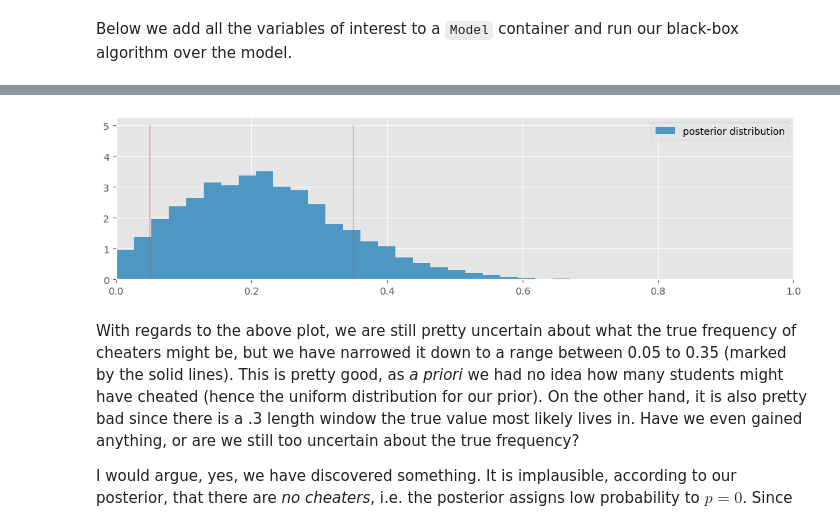
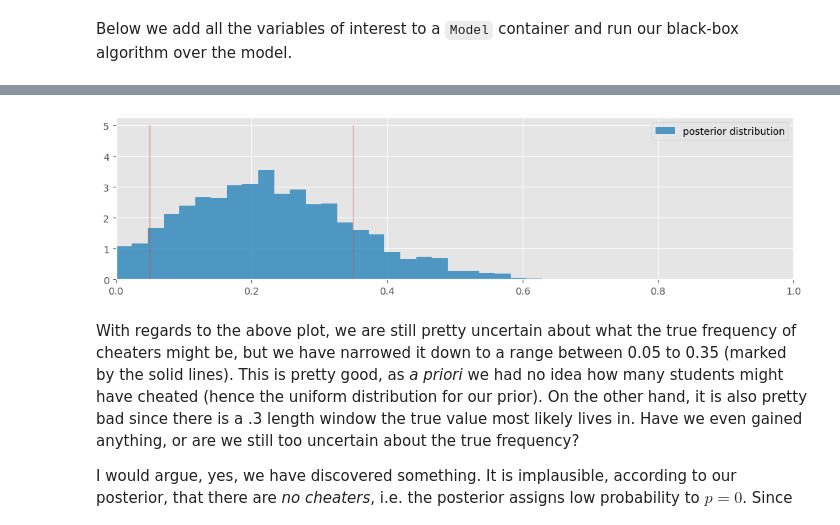
Before and after one commit to jorobledo/blcourse_test, a Jupyter notebook: BLcourse1/BLcourse1.2_pymc.ipynb, the cells around one changed output, grey strips where cells are left out. Saved outputs shown, nothing was run; the diff lists cells and outputs as text; code cells hidden in the pictures.

```diff
--- a/BLcourse1/BLcourse1.2_pymc.ipynb
+++ b/BLcourse1/BLcourse1.2_pymc.ipynb
@@ -403,7 +403,7 @@ with model:
 with model:
     # To be explained in chapter 3
     step = pm.Metropolis()
-    trace = pm.sample(18000,step=step,chains=3) #default value of chains is 2, runs independent chains
+    trace = pm.sample(18000,step=step,chains=4) #default value of chains is 2, runs independent chains
     # We have a new data structure to burn in pymc current
     # if you use return_inferencedata=False, the code below will still work, but for little ArviZ, let's use the default True value.
     # burned_trace = trace[1000:]
@@ -663,7 +662,7 @@ Below we add all the variables of interest to a `Model` container and run our bl
 # To be explained later on!
 with model:
     step = pm.Metropolis(vars=[p])
-    trace = pm.sample(40000, step=step,chains=1)
+    trace = pm.sample(30000, step=step,chains=1)
     # burned_trace = trace[15000:]
 # %% [output]
 Sequential sampling (1 chains in 1 job)
@@ -675,14 +674,14 @@ Sampling 1 chain for 1_000 tune and 40_000 draw iterations (1_000 + 40_000 draws
 Only one chain was sampled, this makes it impossible to run some convergence checks
 # %%
 figsize(12.5, 3)
-p_trace = np.concatenate(trace.posterior.freq_cheating.data[:,15000:]) #burned_trace["freq_cheating"][15000:]
+p_trace = np.concatenate(trace.posterior.freq_cheating.data[:,10000:]) #burned_trace["freq_cheating"][15000:]
 plt.hist(p_trace, histtype="stepfilled", density=True, alpha=0.85, bins=30,
          label="posterior distribution", color="#348ABD")
 plt.vlines([.05, .35], [0, 0], [5, 5], alpha=0.3)
 plt.xlim(0, 1)
 plt.legend();
 # %% [output]
-[figure, old version]
+[figure, new version]
 # %% [markdown]
 With regards to the above plot, we are still pretty uncertain about what the true frequency of cheaters might be, but we have narrowed it down to a range between 0.05 to 0.35 (marked by the solid lines). This is pretty good, as *a priori* we had no idea how many students might have cheated (hence the uniform distribution for our prior). On the other hand, it is also pretty bad since there is a .3 length window the true value most likely lives in. Have we even gained anything, or are we still too uncertain about the true frequency?
 
```
Also changed, not shown: parts of 40 cells of this notebook, 38 other files.
